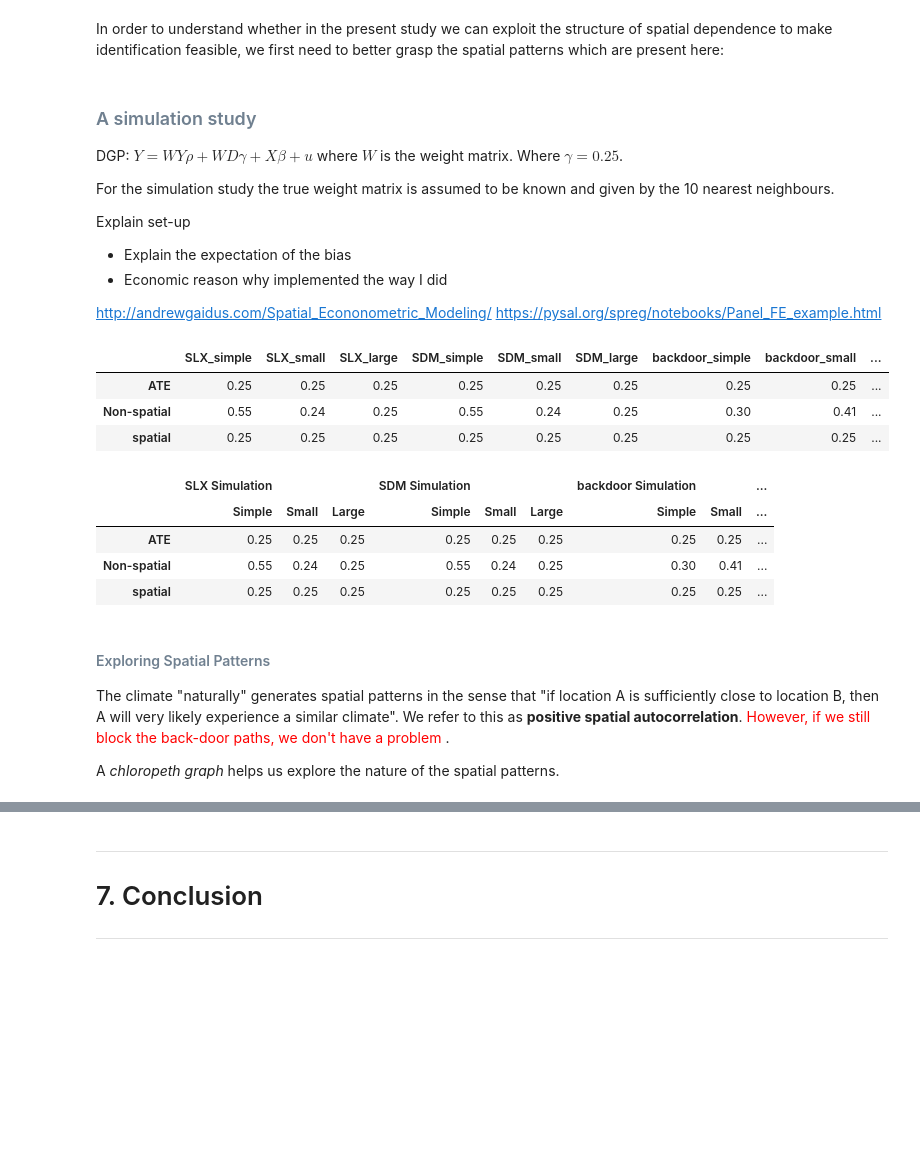
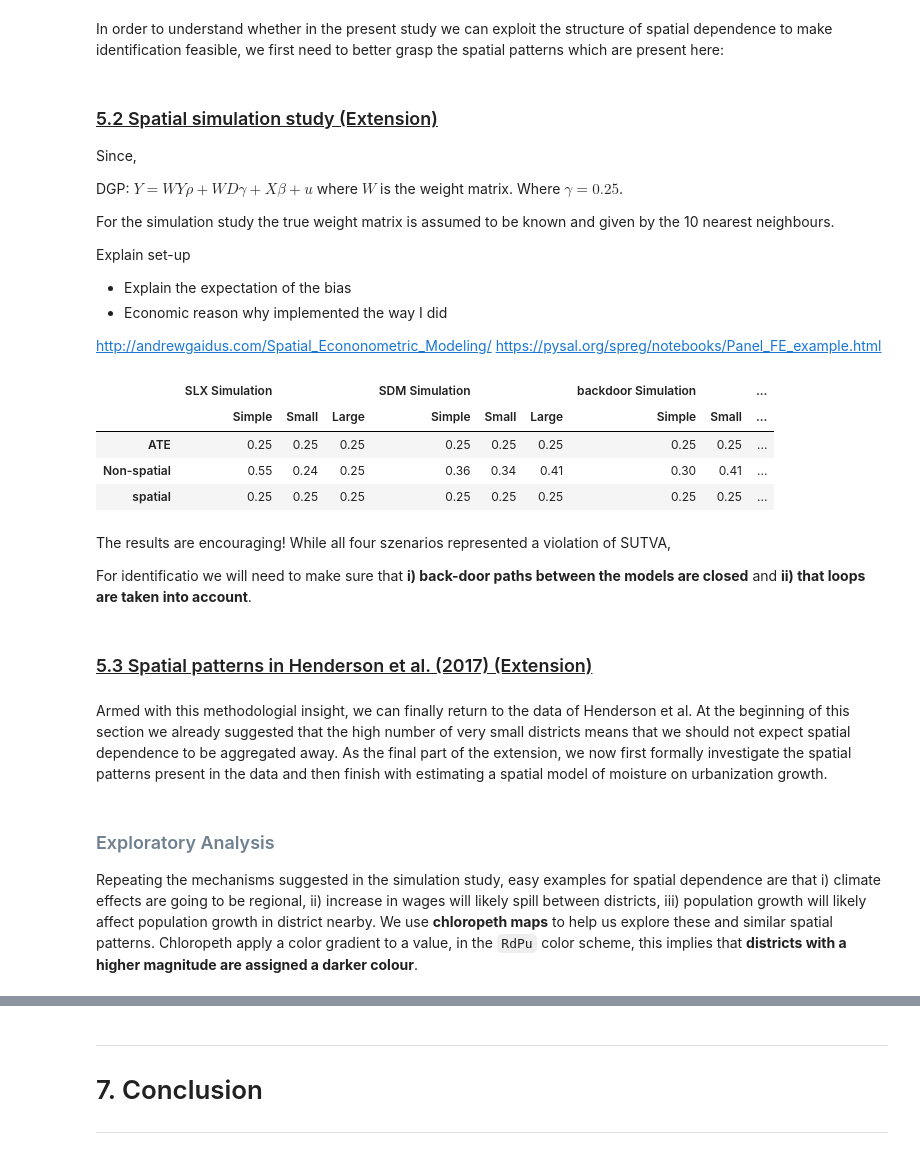
Before and after one commit to pcschreiber1/Henderson_2017_Replication, a Jupyter notebook: Replication notebook.ipynb, the cells around one changed output, grey strips where cells are left out. Drawn from its saved outputs; the diff is of its cells as text; code cells hidden in the pictures; blank space fills up the shorter version.

Commit message:
Spatial analysis section

```diff
--- a/Replication notebook.ipynb
+++ b/Replication notebook.ipynb
@@ -503,7 +520,9 @@ Consider the above DAGs. In the simplest case, we might believe that the only co
 # %% [markdown]
 In order to understand whether in the present study we can exploit the structure of spatial dependence to make identification feasible, we first need to better grasp the spatial patterns which are present here:
 # %% [markdown]
-<h3 style="color:SlateGray;">A simulation study</h3>
+<h3><u>5.2 Spatial simulation study (Extension)</u></h3>
+
+Since,
 
 DGP: $Y = WY \rho +   WD\gamma +  X \beta + u $ where $W$ is the weight matrix. Where $\gamma=0.25$.
 
@@ -516,18 +535,24 @@ Explain set-up
 
 http://andrewgaidus.com/Spatial_Econonometric_Modeling/
 https://pysal.org/spreg/notebooks/Panel_FE_example.html
+# %%
+#get simulation results
+def get_simulation_results():
+    SLX_sim = pd.read_csv("data/SLX_sim.csv", index_col=0)
+    SDM_sim = pd.read_csv("data/SDM_sim.csv", index_col=0)
+    backdoor_sim = pd.read_csv("data/backdoor_sim.csv", index_col=0)
+
+    table = pd.concat([SLX_sim, SDM_sim, backdoor_sim], axis=1)
+    table.columns = pd.MultiIndex.from_product(
+        [['SLX Simulation', 'SDM Simulation', 'backdoor Simulation'],['Simple', 'Small', 'Large']]
+        )
+
+    return table
 # %%
-Sim_results = get_sim_results()
+get_simulation_results()
 # %% [output]
-|  | SLX_simple | SLX_small | SLX_large | SDM_simple | SDM_small | SDM_large | backdoor_simple | backdoor_small | ... |
+|  | SLX Simulation |  |  | SDM Simulation |  |  | backdoor Simulation |  | ... |
+|  | Simple | Small | Large | Simple | Small | Large | Simple | Small | ... |
 | ATE | 0.25 | 0.25 | 0.25 | 0.25 | 0.25 | 0.25 | 0.25 | 0.25 | ... |
-| Non-spatial | 0.55 | 0.24 | 0.25 | 0.55 | 0.24 | 0.25 | 0.30 | 0.41 | ... |
+| Non-spatial | 0.55 | 0.24 | 0.25 | 0.36 | 0.34 | 0.41 | 0.30 | 0.41 | ... |
 | spatial | 0.25 | 0.25 | 0.25 | 0.25 | 0.25 | 0.25 | 0.25 | 0.25 | ... |
-# %%
-table
-# %% [output]
-|  | SLX Simulation |  |  | SDM Simulation |  |  | backdoor Simulation |  | ... |
-|  | Simple | Small | Large | Simple | Small | Large | Simple | Small | ... |
-| ATE | 0.25 | 0.25 | 0.25 | 0.25 | 0.25 | 0.25 | 0.25 | 0.25 | ... |
-| Non-spatial | 0.55 | 0.24 | 0.25 | 0.55 | 0.24 | 0.25 | 0.30 | 0.41 | ... |
-| spatial | 0.25 | 0.25 | 0.25 | 0.25 | 0.25 | 0.25 | 0.25 | 0.25 | ... |
@@ -546,9 +559,15 @@ g.get_xaxis().set_major_formatter(matplotlib.ticker.FuncFormatter(lambda x, p: f
+# %% [markdown]
+The results are encouraging! While all four szenarios represented a violation of SUTVA,
+
+For identificatio we will need to make sure that **i) back-door paths between the models are closed** and **ii) that loops are taken into account**.
+# %% [markdown]
+<h3><u>5.3 Spatial patterns in Henderson et al. (2017) (Extension)</u></h3>
+# %% [markdown]
+Armed with this methodologial insight, we can finally return to the data of Henderson et al. At the beginning of this section we already suggested that the high number of very small districts means that we should not expect spatial dependence to be aggregated away. As the final part of the extension, we now first formally investigate the spatial patterns present in the data and then finish with estimating a spatial model of moisture on urbanization growth.
 # %% [markdown]
-<h4 style="color:SlateGray;">Exploring Spatial Patterns</h4>
+<h3 style="color:SlateGray;">Exploratory Analysis</h3>
 
-The climate "naturally" generates spatial patterns in the sense that "if location A is sufficiently close to location B, then A will very likely experience a similar climate". We refer to this as **positive spatial autocorrelation**. <span style="color:red"> However, if we still block the back-door paths, we don't have a problem </span>.
-
-A *chloropeth graph* helps us explore the nature of the spatial patterns.
+Repeating the mechanisms suggested in the simulation study, easy examples for spatial dependence are that i) climate effects are going to be regional, ii) increase in wages will likely spill between districts, iii) population growth will likely affect population growth in district nearby. We use **chloropeth maps** to help us explore these and similar spatial patterns. Chloropeth apply a color gradient to a value, in the `RdPu` color scheme, this implies that **districts with a higher magnitude are assigned a darker colour**.
 # %%
 #------------------------------------------------------
 #---  Analysing pattern of interdependence ------------
```
Also changed, not shown: parts of 78 cells of this notebook, 11 other files.
